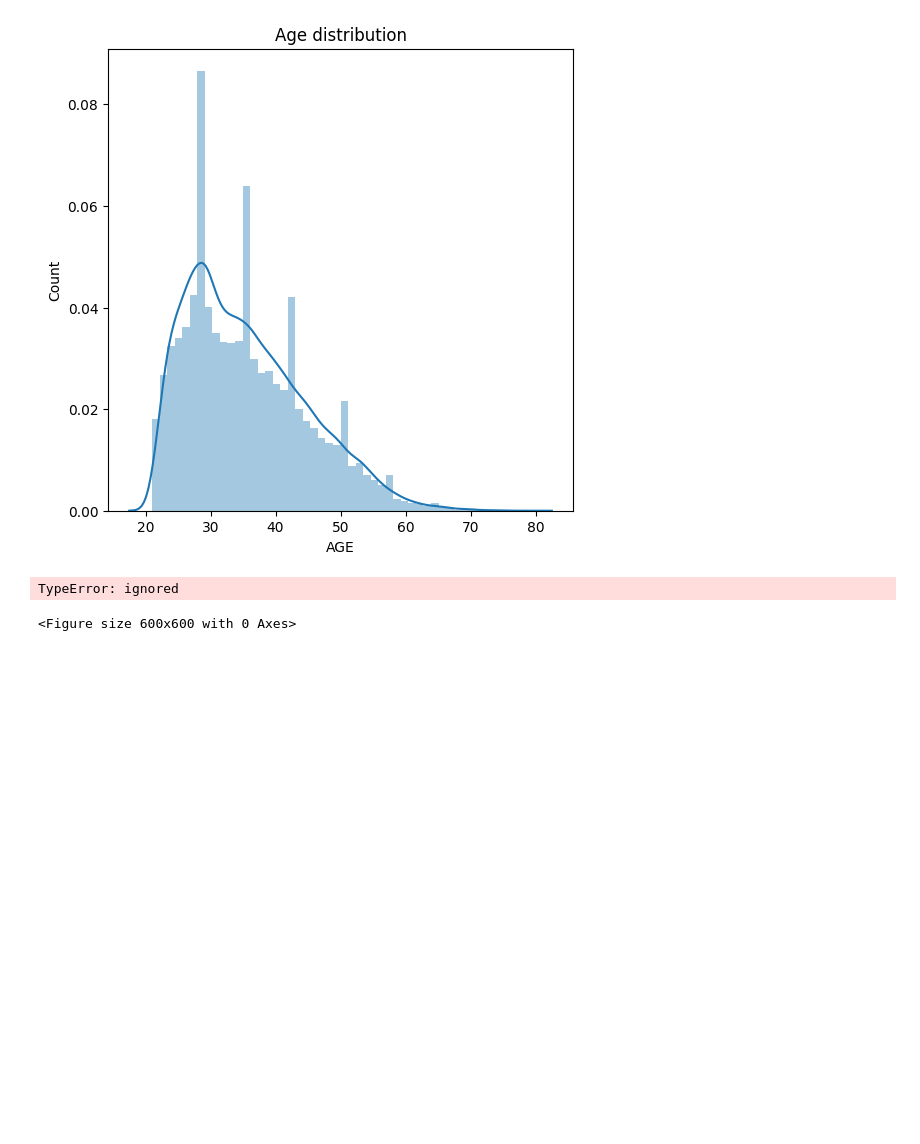
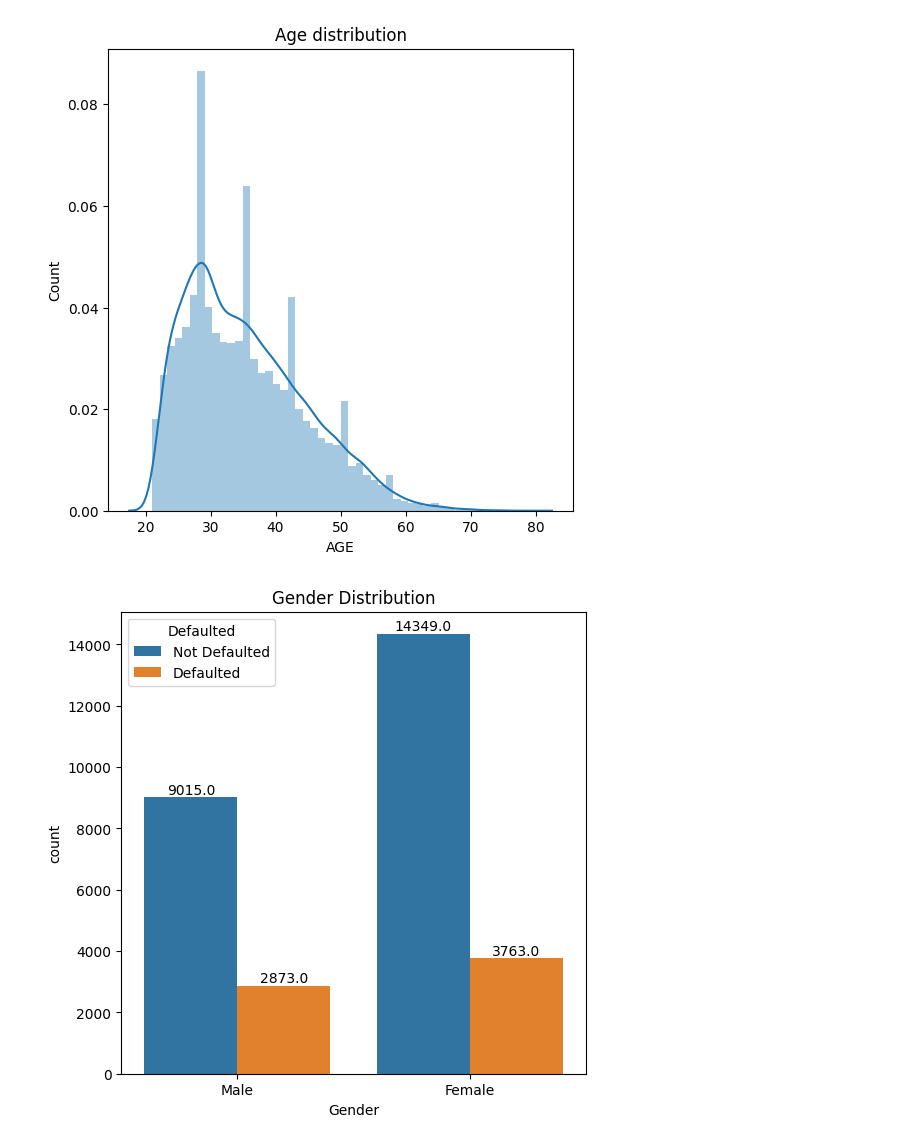
Before and after one commit to Mihryam/CreditRiskModeling, a Jupyter notebook: CreditRiskAnalysis.ipynb, the cells around one changed output. Drawn from its saved outputs; the diff is of its cells as text; code cells hidden in the pictures; blank space fills up the shorter version.

```diff
--- a/CreditRiskAnalysis.ipynb
+++ b/CreditRiskAnalysis.ipynb
@@ -155,19 +161,22 @@ https://gist.github.com/mwaskom/de44147ed2974457ad6372750bbe5751
   sns.distplot(df['AGE'], kde=True)
 [figure]
 # %%
+import warnings
+warnings.filterwarnings("ignore")
+
 # With sex columns
-#Gender (1=male, 2=female)
+# Gender (1=male, 2=female)
 plt.figure(figsize=(6,6))
-ax = sns.countplot('SEX',hue='default.payment.next.month',data=df)
+ax = sns.countplot(x='SEX', hue='default.payment.next.month', data=df)
 for p in ax.patches:
     ax.annotate(f'{p.get_height()}', (p.get_x() + p.get_width() / 2., p.get_height()), ha='center', va='bottom')
-plt.xticks([0,1], labels=["Male", "Female"])
-#plt.xlabel({1:'Male',2:'Feamle'})
+plt.xticks([0, 1], labels=["Male", "Female"])
 plt.title("Gender Distribution")
+plt.xlabel("Gender")
+plt.legend(title="Defaulted", labels=["Not Defaulted", "Defaulted"])
 plt.show()
 # %% [output]
-TypeError: ignored
-<Figure size 600x600 with 0 Axes>
+[figure, added]
 # %%
 # With EDUCATION columns
 # (1=graduate school, 2=university, 3=high school, 4=others, 5=unknown, 6=unknown)
```
Also changed, not shown: parts of 5 cells of this notebook.
